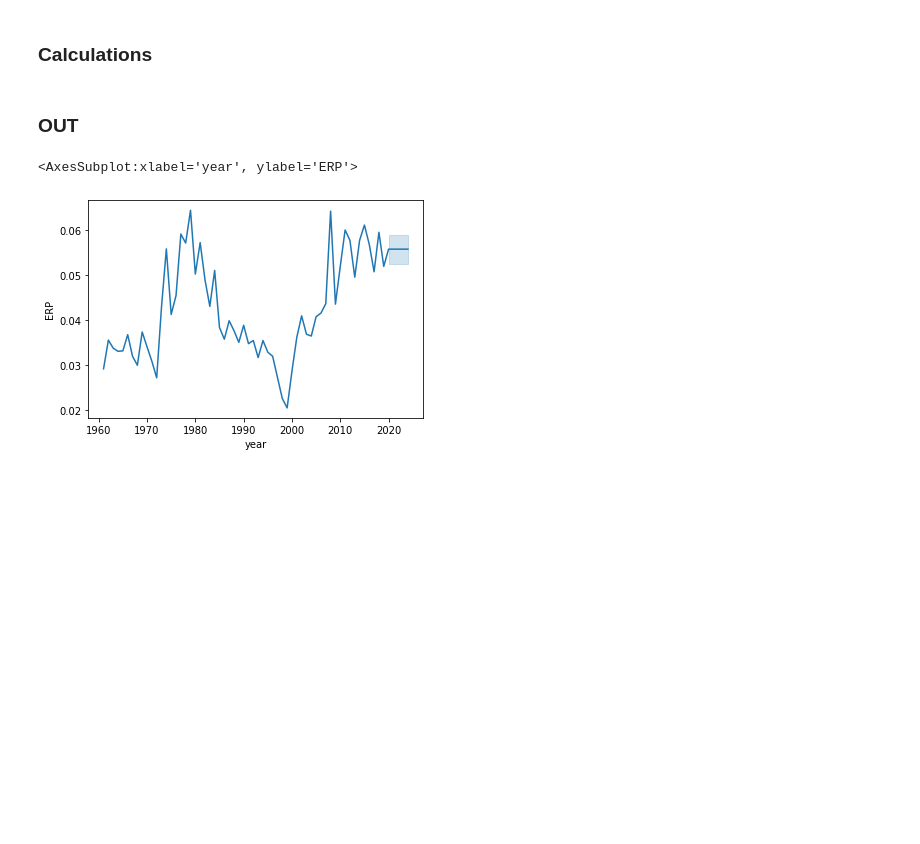
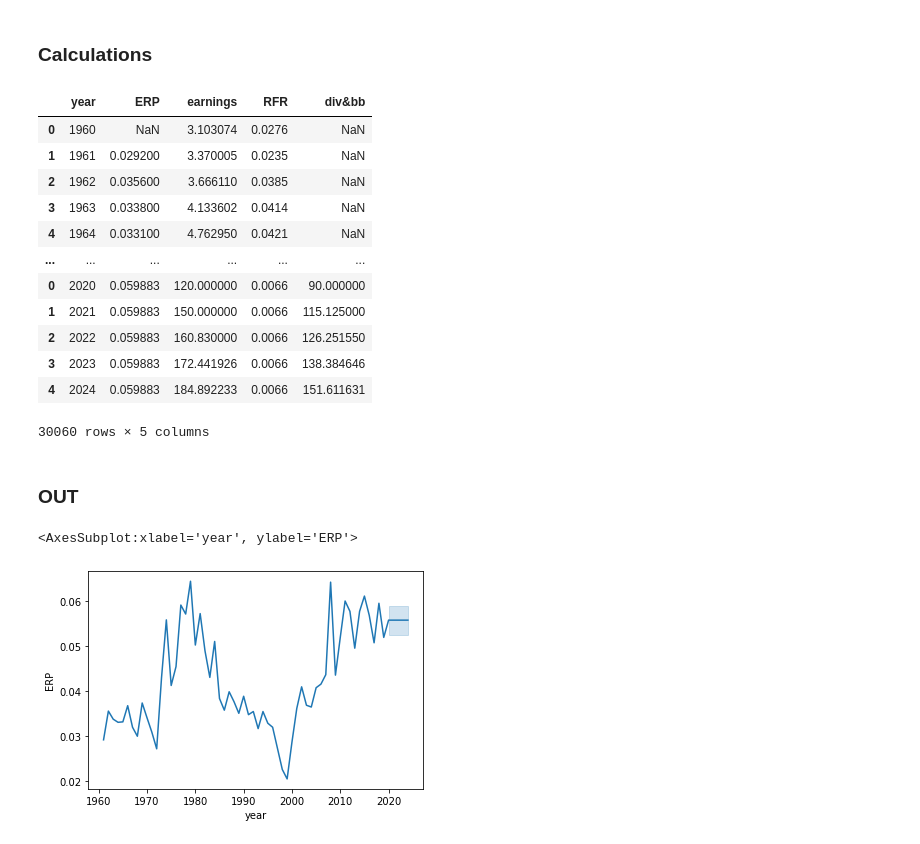
Before and after one commit to aguilalv/CorpFinSandbox, a Jupyter notebook: 2020.06.01 - S&P500 valuation.ipynb, the cells around one changed output. Cells and saved outputs as stored; diff of their text form; code cells hidden in the pictures; blank space fills up the shorter version.

```diff
--- a/2020.06.01 - S&P500 valuation.ipynb
+++ b/2020.06.01 - S&P500 valuation.ipynb
@@ -74,22 +92,33 @@ inputs_df['div&bb'] = hist_df['Dividends + Buybacks']
 # %% [markdown]
 ### Calculations
 # %%
+# Original Damodaran estimates
+#   future_earnings = np.array([120.0,150.0,160.83,172.45,184.91])
+#   cash_returned_percent = np.array([0.75591667, 0.80673333, 0.85761363, 0.90843723, 0.95922341])
+#   cash_returned = np.array([90.71,121.01,137.93,156.66,177.37])
+#   equity_risk_premium = 5.58/100
+
+
 outputs_df = pd.DataFrame()
 
 # Generate all the rndom variables at once to then use inside the iteration
+earnings_first_year = 120.0
+earnings_growth = np.array([0.25,0.0722,0.0722,0.0722])
+
 ERP_random = np.random.uniform(5.02/100,6.14/100,monte_carlo_iterations)
-percent_returned_first = 0.75
-percent_returned_last = 0.82
-#cash_returned_percent = np.array([0.75591667, 0.80673333, 0.85761363, 0.90843723, 0.95922341])
+percent_returned_first = 0.75  # INTRODUCE RANDOMNESS
+percent_returned_last = 0.82   # INTRODUCE RANDOMNESS
+
 
 # What is below would be one iteration
 for i in range(0,monte_carlo_iterations):
     # Estimates for all inputs - Need to intriduce randomness here -
-    future_earnings = np.array([120,150,160.83,172.45,184.91])
+
+    growth_factor = [1] + list(accumulate(earnings_growth+1, operator.mul))
+    future_earnings = np.repeat(earnings_first_year, years_to_project) * growth_factor
+
     percent_returned = np.linspace (start=percent_returned_first,stop=percent_returned_last,num=years_to_project)
     cash_returned = future_earnings * percent_returned
-#    cash_returned = np.array([90.71,121.01,137.93,156.66,177.37])
-# equity_risk_premium = 5.58/100
     equity_risk_premium = ERP_random[i]
     risk_free_rate = 0.66/100
 
@@ -116,6 +145,22 @@ for i in range(0,monte_carlo_iterations):
 
     # Append new projection to output_df
     inputs_df = pd.concat([inputs_df,temp_df])
+# %%
+inputs_df
+# %% [output]
+|  | year | ERP | earnings | RFR | div&bb |
+| 0 | 1960 | NaN | 3.103074 | 0.0276 | NaN |
+| 1 | 1961 | 0.029200 | 3.370005 | 0.0235 | NaN |
+| 2 | 1962 | 0.035600 | 3.666110 | 0.0385 | NaN |
+| 3 | 1963 | 0.033800 | 4.133602 | 0.0414 | NaN |
+| 4 | 1964 | 0.033100 | 4.762950 | 0.0421 | NaN |
+| ... | ... | ... | ... | ... | ... |
+| 0 | 2020 | 0.059883 | 120.000000 | 0.0066 | 90.000000 |
+| 1 | 2021 | 0.059883 | 150.000000 | 0.0066 | 115.125000 |
+| 2 | 2022 | 0.059883 | 160.830000 | 0.0066 | 126.251550 |
+| 3 | 2023 | 0.059883 | 172.441926 | 0.0066 | 138.384646 |
+| 4 | 2024 | 0.059883 | 184.892233 | 0.0066 | 151.611631 |
+30060 rows × 5 columns
 # %% [markdown]
 ### OUT
 # %%
```
Also changed, not shown: parts of 7 cells of this notebook.
